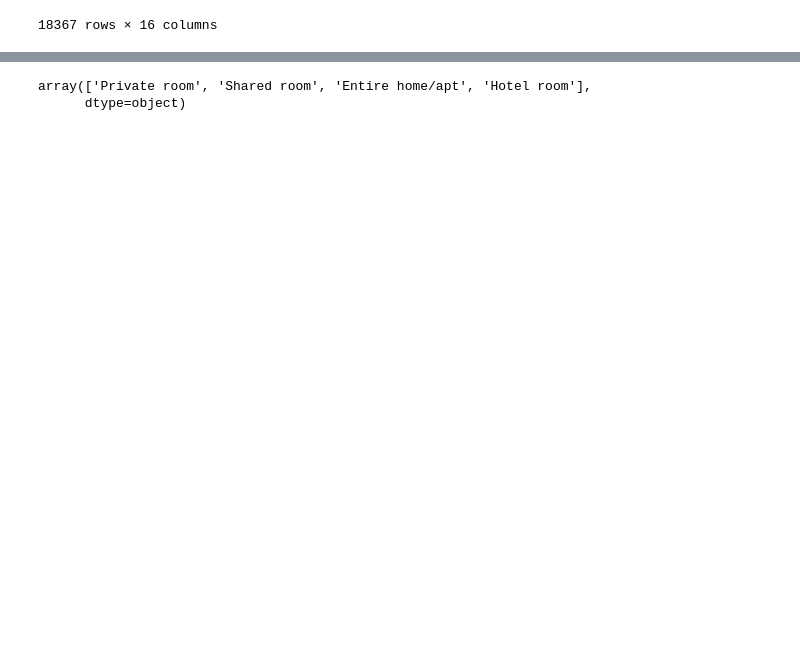
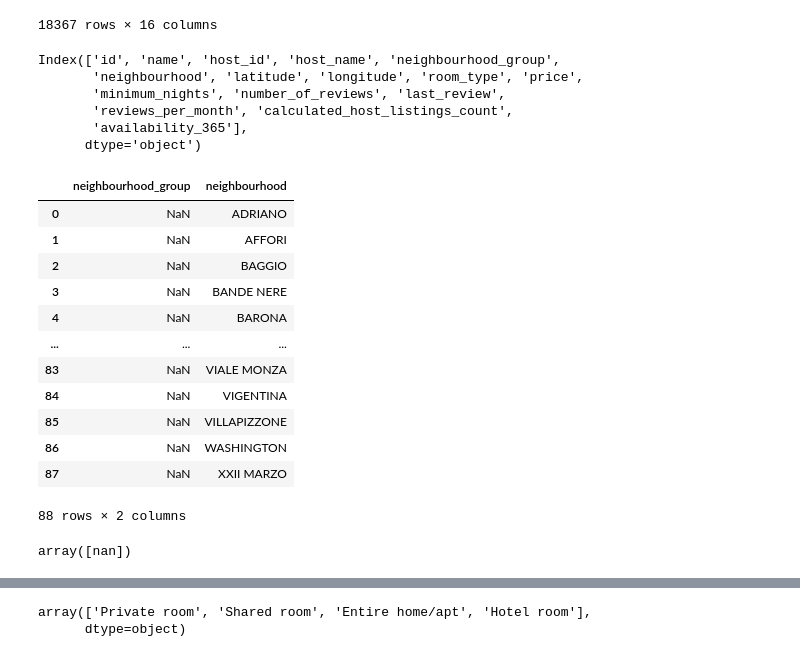
Before and after one commit to Natali-bali/coding_challenges, a Jupyter notebook: coding_challenge_talent4gig.ipynb, the cells around one changed output, grey strips where cells are left out. Cells and saved outputs as stored; diff of their text form; code cells hidden in the pictures; blank space fills up the shorter version.

```diff
--- a/coding_challenge_talent4gig.ipynb
+++ b/coding_challenge_talent4gig.ipynb
@@ -24,3 +46,35 @@ df_listings
 | 18365 | 48204757 | NEL CUORE DI MILANO YOUR SWEET HOUSE | 164463588 | Sabrina | NaN | TICINESE | 45.45656 | 9.18020 | ... |
 | 18366 | 48205463 | San Maurilio Apartment | 153879253 | Travel Inside | NaN | DUOMO | 45.46373 | 9.18231 | ... |
 18367 rows × 16 columns
+# %%
+df_listings.columns
+# %% [output]
+Index(['id', 'name', 'host_id', 'host_name', 'neighbourhood_group',
+       'neighbourhood', 'latitude', 'longitude', 'room_type', 'price',
+       'minimum_nights', 'number_of_reviews', 'last_review',
+       'reviews_per_month', 'calculated_host_listings_count',
+       'availability_365'],
+      dtype='object')
+# %%
+df_nb = pd.read_csv('data/neighbourhoods.csv')
+# %%
+df_nb
+# %% [output]
+|  | neighbourhood_group | neighbourhood |
+| 0 | NaN | ADRIANO |
+| 1 | NaN | AFFORI |
+| 2 | NaN | BAGGIO |
+| 3 | NaN | BANDE NERE |
+| 4 | NaN | BARONA |
+| ... | ... | ... |
+| 83 | NaN | VIALE MONZA |
+| 84 | NaN | VIGENTINA |
+| 85 | NaN | VILLAPIZZONE |
+| 86 | NaN | WASHINGTON |
+| 87 | NaN | XXII MARZO |
+88 rows × 2 columns
+# %%
+df_nb.neighbourhood_group.unique()
+# I cant use this info, its just a list of locations
+# %% [output]
+array([nan])
```
Also changed, not shown: parts of 24 cells of this notebook, 6 other files.
